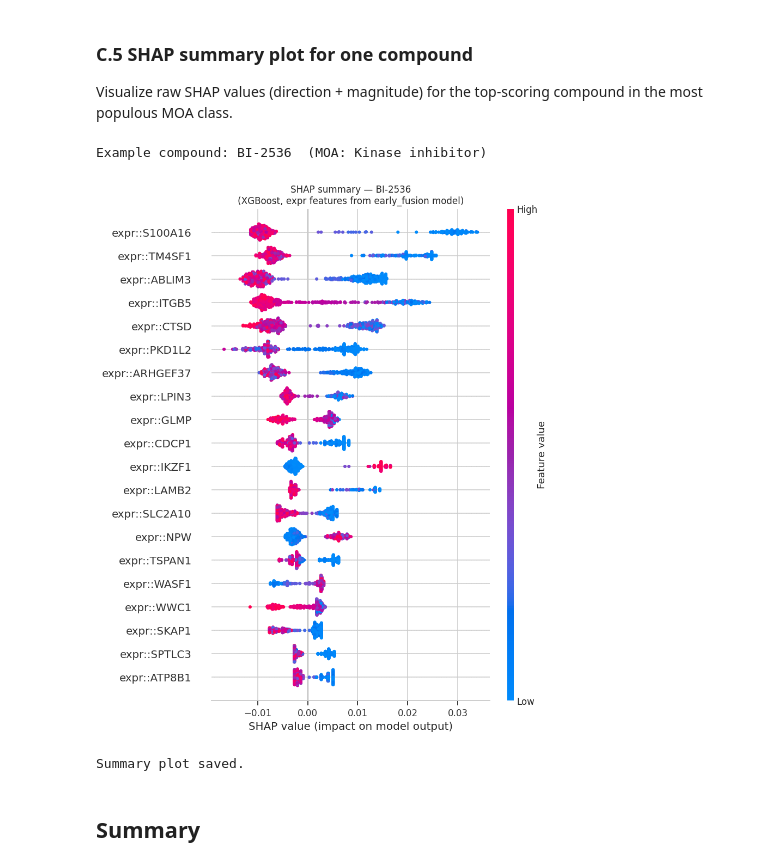
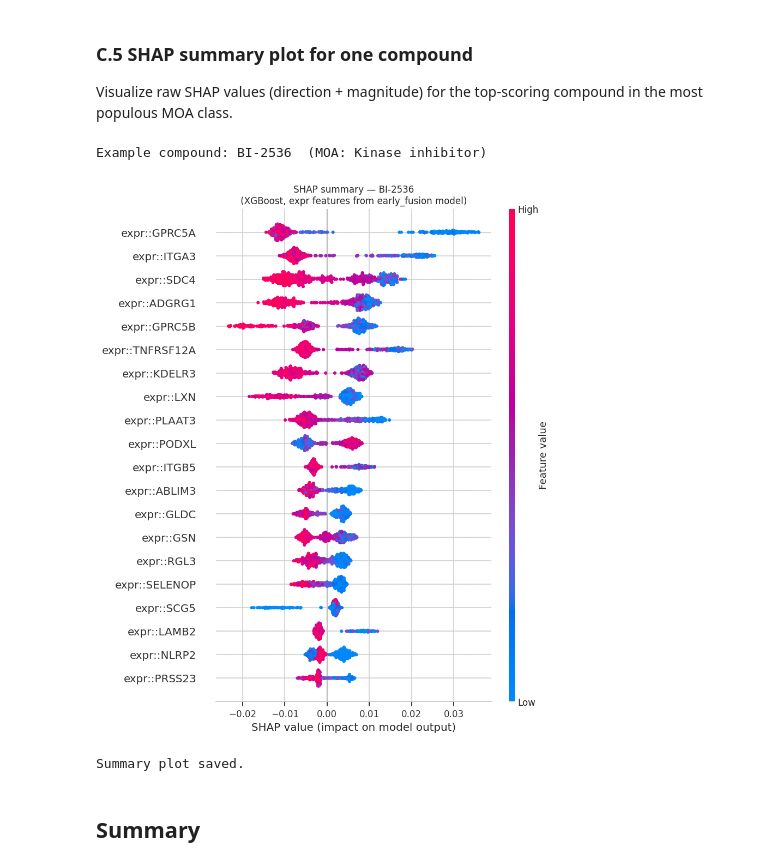
Before and after one commit to Hrishikesh332/Multi-Omics-Mechanism-Modelling-AAC, a Jupyter notebook: 03_shap_moa_analysis.ipynb, the cells around one changed output. Cells and saved outputs as stored; diff of their text form; code cells hidden in the pictures.

```diff
--- a/03_shap_moa_analysis.ipynb
+++ b/03_shap_moa_analysis.ipynb
@@ -528,0 +1092,4 @@ Nuclear export               1
+# %%
+# PubChem MeSH terms (cached, one entry per unique CID)
+pubchem_cache_path = RAW_DIR / "pubchem_mesh_pharm_class.parquet"
+pubchem_mesh = fetch_all_pubchem_pharm_classes(df_comp["pubchem_cid"], pubchem_cache_path)
@@ -528,0 +1213,19 @@ Nuclear export               1
+# %%
+def reclassify_from_cache(row):
+    if row["moa_class"] != "Other/Unknown":
+        return row["moa_class"], row["moa_source"]
+
+    raw = row.get("mechanism_raw_extended")
+    if pd.notna(raw) and raw:
+        cls = assign_moa_class(raw, row["compound"])
+        if cls != "Other/Unknown":
+            return cls, row["moa_source"] + "+expanded_rules"
+
+    return "Other/Unknown", "none"
+
+df_moa_raw[["moa_class", "moa_source"]] = df_moa_raw.apply(
+    reclassify_from_cache, axis=1, result_type="expand"
+)
+
+n_resolved_after = (df_moa_raw["moa_class"] != "Other/Unknown").sum()
+print(f"After expanding MOA_RULES: {n_resolved_after}/{len(df_moa_raw)} resolved")
@@ -528,0 +1302,6 @@ Nuclear export               1
+# %%
+manual_labeled_path = SHAP_DIR / "moa_manual_labeled.csv"
+df_moa_raw = merge_manual_labels(manual_labeled_path)
+
+print("\nMOA distribution after manual review:")
+print(df_moa_raw["moa_class"].value_counts().to_string())
@@ -529,15 +1326,15 @@ Nuclear export               1
 # %%
-# Merge tiny classes (< MIN_CLASS_SIZE compounds) into Other/Unknown
+# Merge tiny classes (< MIN_CLASS_SIZE compounds) into Other/Unknown.
 MIN_CLASS_SIZE = 5
+class_counts = df_moa_raw["moa_class"].value_counts()
 small = class_counts[class_counts < MIN_CLASS_SIZE].index.tolist()
 if small:
     print(f"Merging small classes into 'Other/Unknown': {small}")
     df_moa_raw.loc[df_moa_raw["moa_class"].isin(small), "moa_class"] = "Other/Unknown"
 
-# Final MOA table
 df_moa = df_moa_raw[["compound", "compound_id", "chembl_id",
-                       "mechanism_of_action", "action_type",
-                       "moa_class"]].copy()
+                      "mechanism_of_action", "action_type", "moa_class",
+                      "moa_source", "mechanism_raw_extended"]].copy()
 moa_save_path = SHAP_DIR / "compound_moa.parquet"
 df_moa.to_parquet(moa_save_path, index=False)
 print(f"Saved: {moa_save_path.name} ({len(df_moa)} compounds)")
@@ -1249,7 +2084,7 @@ for c in compounds_in_target:
         break
 # %%
 if example_compound is None:
-    print("No compound found for summary plot — skip.")
+    print("No compound found for summary plot - skip.")
 else:
     print(f"Example compound: {example_compound}  (MOA: {target_class})")
 
@@ -1283,36 +2118,36 @@ else:
                 layer_mask = np.array([f.startswith(f"{primary_layer}::")
                                        for f in feat_names])
                 sv_layer   = sv[:, layer_mask]
                 X_vis      = X_layer.loc[valid_ids].iloc[:, layer_mask]
-                plot_title = (f"SHAP summary — {example_compound}\n"
+                plot_title = (f"SHAP summary - {example_compound}\n"
                               f"({BEST_MODEL_FAMILY}, {primary_layer} "
                               f"features from {inference_key} model)")
             else:  # single-omics
                 sv_layer = sv
                 X_vis    = X_layer.loc[valid_ids]
-                plot_title = (f"SHAP summary — {example_compound}\n"
+                plot_title = (f"SHAP summary - {example_compound}\n"
                               f"({BEST_MODEL_FAMILY}, {primary_layer} layer)")
 
             top20_idx = np.abs(sv_layer).mean(axis=0).argsort()[-20:][::-1]
 
             shap.summary_plot(
                 sv_layer[:, top20_idx],
                 X_vis.iloc[:, top20_idx],
                 plot_type="dot",
                 show=False,
                 max_display=20,
             )
             plt.title(plot_title, fontsize=11)
             plt.tight_layout()
             plt.savefig(SHAP_DIR / f"shap_summary_{safe_compound_name(example_compound)}.png",
                         dpi=150, bbox_inches="tight")
             plt.show()
             print("Summary plot saved.")
         except Exception as e:
             print(f"Summary plot failed: {e}")
 # %% [output]
 Example compound: BI-2536  (MOA: Kinase inhibitor)
-[figure, old version]
+[figure, new version]
 Summary plot saved.
 # %% [markdown]
 ## Summary
```
Also changed, not shown: parts of 62 cells of this notebook, 2 other files.
